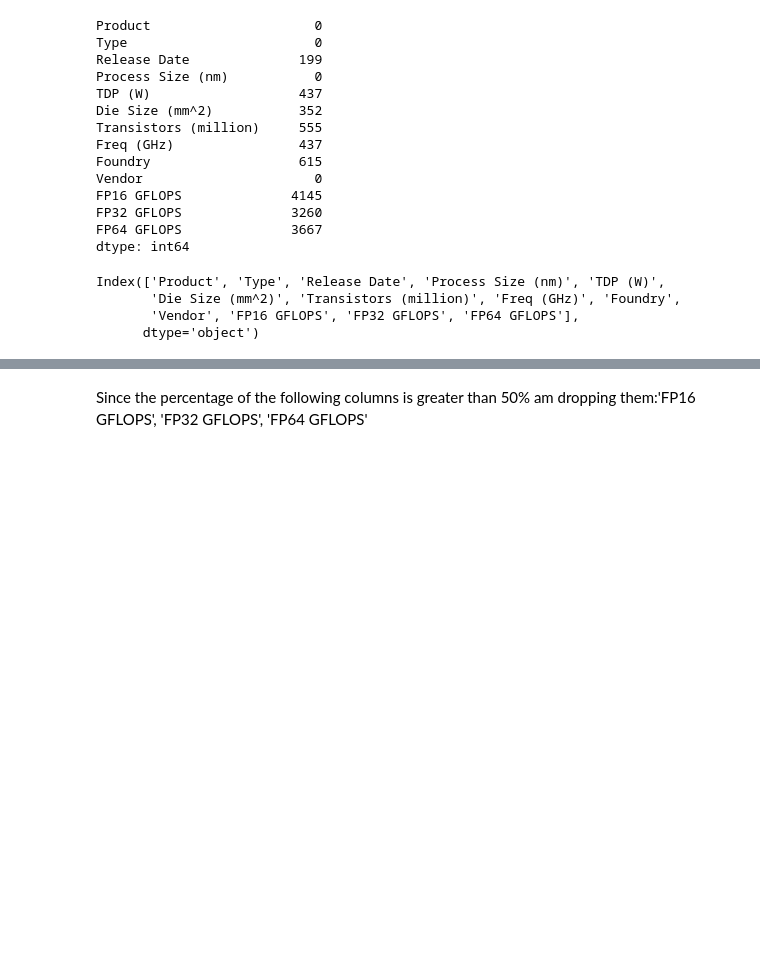
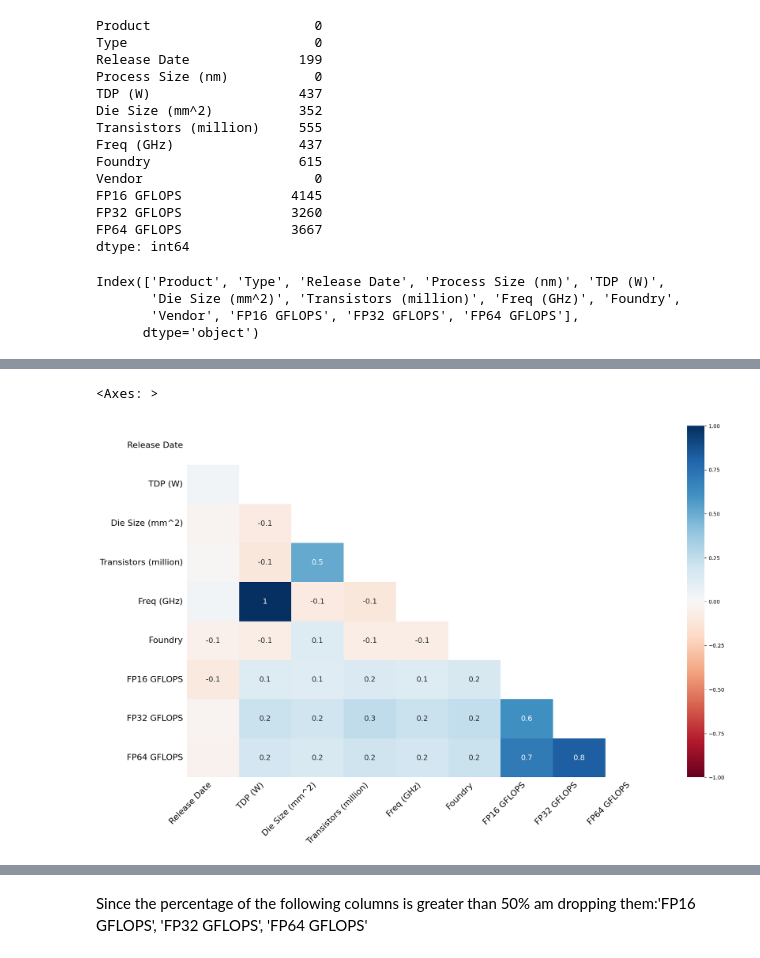
Before and after one commit to Mercymerine/Machine_Learning_1, a Jupyter notebook: Moore's_law.ipynb, the cells around one changed output, grey strips where cells are left out. Cells and saved outputs as stored; diff of their text form; code cells hidden in the pictures; blank space fills up the shorter version.

```diff
--- a/Moore's_law.ipynb
+++ b/Moore's_law.ipynb
@@ -84,0 +101,5 @@ Index(['Product', 'Type', 'Release Date', 'Process Size (nm)', 'TDP (W)',
+# %%
+msno.heatmap(df)
+# %% [output]
+<Axes: >
+[figure, added]
```
Also changed, not shown: parts of 9 cells of this notebook.
